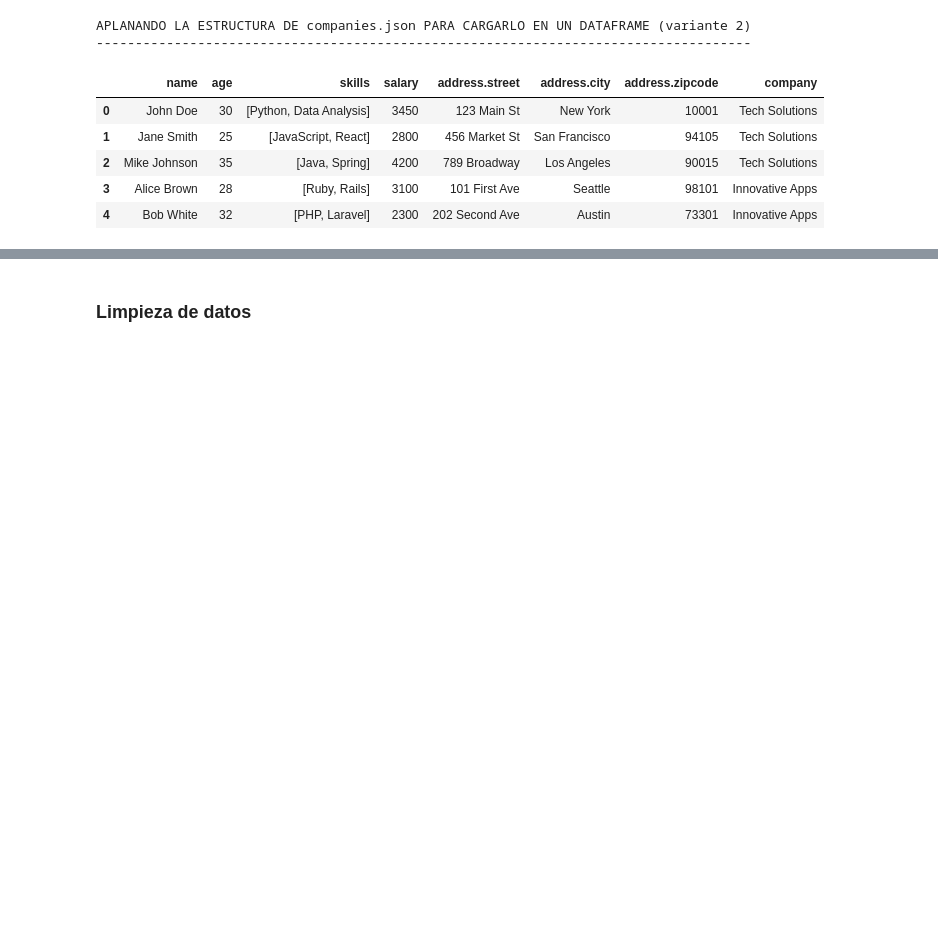
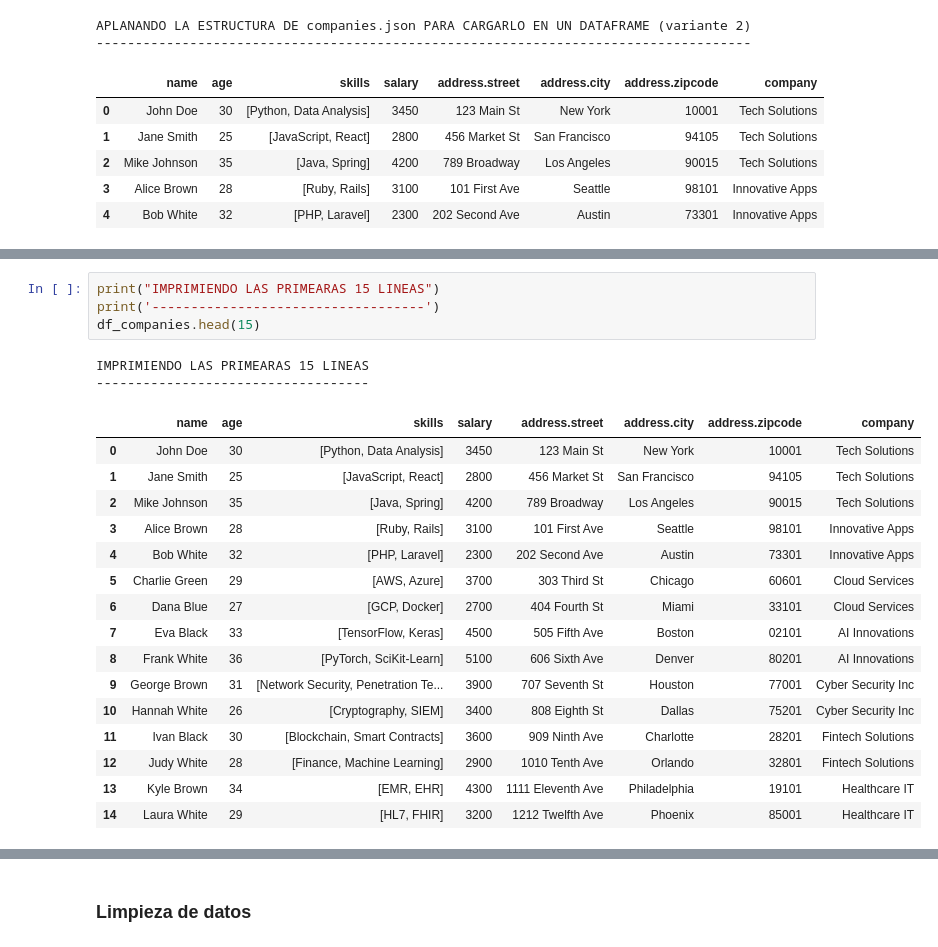
Before and after one commit to mizos0512/RPython, a Jupyter notebook: Notebooks/Clases/P39-JSON_nested.ipynb, the cells around one changed output, grey strips where cells are left out. Drawn from its saved outputs; the diff is of its cells as text; blank space fills up the shorter version.

```diff
--- a/Notebooks/Clases/P39-JSON_nested.ipynb
+++ b/Notebooks/Clases/P39-JSON_nested.ipynb
@@ -169,0 +198,23 @@ df_companies
+# %%
+print("IMPRIMIENDO LAS PRIMEARAS 15 LINEAS")
+print('-----------------------------------')
+df_companies.head(15)
+# %% [output]
+IMPRIMIENDO LAS PRIMEARAS 15 LINEAS
+-----------------------------------
+|  | name | age | skills | salary | address.street | address.city | address.zipcode | company |
+| 0 | John Doe | 30 | [Python, Data Analysis] | 3450 | 123 Main St | New York | 10001 | Tech Solutions |
+| 1 | Jane Smith | 25 | [JavaScript, React] | 2800 | 456 Market St | San Francisco | 94105 | Tech Solutions |
+| 2 | Mike Johnson | 35 | [Java, Spring] | 4200 | 789 Broadway | Los Angeles | 90015 | Tech Solutions |
+| 3 | Alice Brown | 28 | [Ruby, Rails] | 3100 | 101 First Ave | Seattle | 98101 | Innovative Apps |
+| 4 | Bob White | 32 | [PHP, Laravel] | 2300 | 202 Second Ave | Austin | 73301 | Innovative Apps |
+| 5 | Charlie Green | 29 | [AWS, Azure] | 3700 | 303 Third St | Chicago | 60601 | Cloud Services |
+| 6 | Dana Blue | 27 | [GCP, Docker] | 2700 | 404 Fourth St | Miami | 33101 | Cloud Services |
+| 7 | Eva Black | 33 | [TensorFlow, Keras] | 4500 | 505 Fifth Ave | Boston | 02101 | AI Innovations |
+| 8 | Frank White | 36 | [PyTorch, SciKit-Learn] | 5100 | 606 Sixth Ave | Denver | 80201 | AI Innovations |
+| 9 | George Brown | 31 | [Network Security, Penetration Te... | 3900 | 707 Seventh St | Houston | 77001 | Cyber Security Inc |
+| 10 | Hannah White | 26 | [Cryptography, SIEM] | 3400 | 808 Eighth St | Dallas | 75201 | Cyber Security Inc |
+| 11 | Ivan Black | 30 | [Blockchain, Smart Contracts] | 3600 | 909 Ninth Ave | Charlotte | 28201 | Fintech Solutions |
+| 12 | Judy White | 28 | [Finance, Machine Learning] | 2900 | 1010 Tenth Ave | Orlando | 32801 | Fintech Solutions |
+| 13 | Kyle Brown | 34 | [EMR, EHR] | 4300 | 1111 Eleventh Ave | Philadelphia | 19101 | Healthcare IT |
+| 14 | Laura White | 29 | [HL7, FHIR] | 3200 | 1212 Twelfth Ave | Phoenix | 85001 | Healthcare IT |
```
Also changed, not shown: parts of 14 cells of this notebook, 1 other file.
